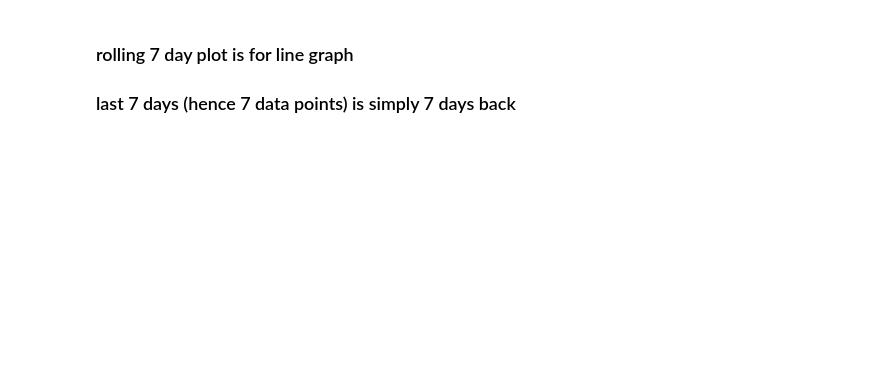
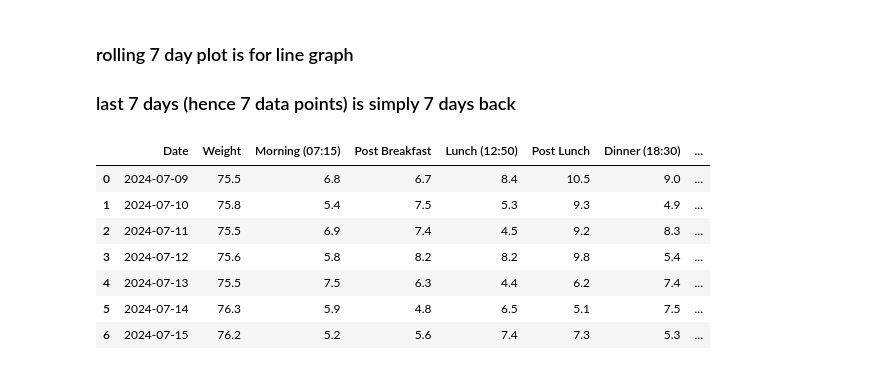
Before and after one commit to charleverts/glucose_tracker_app, a Jupyter notebook: streamlit.ipynb, the cells around one changed output. Cells and saved outputs as stored; diff of their text form; code cells hidden in the pictures; blank space fills up the shorter version.

```diff
--- a/streamlit.ipynb
+++ b/streamlit.ipynb
@@ -535,3 +535,16 @@ glucose_df.tail(10)
 # %% [markdown]
 ### rolling 7 day plot is for line graph
 ### last 7 days (hence 7 data points) is simply 7 days back
+# %%
+glucose_df_last_week = glucose_df.tail(7)
+glucose_df_last_week = glucose_df_last_week.reset_index(drop=True)
+glucose_df_last_week
+# %% [output]
+|  | Date | Weight | Morning (07:15) | Post Breakfast | Lunch (12:50) | Post Lunch | Dinner (18:30) | ... |
+| 0 | 2024-07-09 | 75.5 | 6.8 | 6.7 | 8.4 | 10.5 | 9.0 | ... |
+| 1 | 2024-07-10 | 75.8 | 5.4 | 7.5 | 5.3 | 9.3 | 4.9 | ... |
+| 2 | 2024-07-11 | 75.5 | 6.9 | 7.4 | 4.5 | 9.2 | 8.3 | ... |
+| 3 | 2024-07-12 | 75.6 | 5.8 | 8.2 | 8.2 | 9.8 | 5.4 | ... |
+| 4 | 2024-07-13 | 75.5 | 7.5 | 6.3 | 4.4 | 6.2 | 7.4 | ... |
+| 5 | 2024-07-14 | 76.3 | 5.9 | 4.8 | 6.5 | 5.1 | 7.5 | ... |
+| 6 | 2024-07-15 | 76.2 | 5.2 | 5.6 | 7.4 | 7.3 | 5.3 | ... |
```
Also changed, not shown: parts of 14 cells of this notebook, 2 other files.
